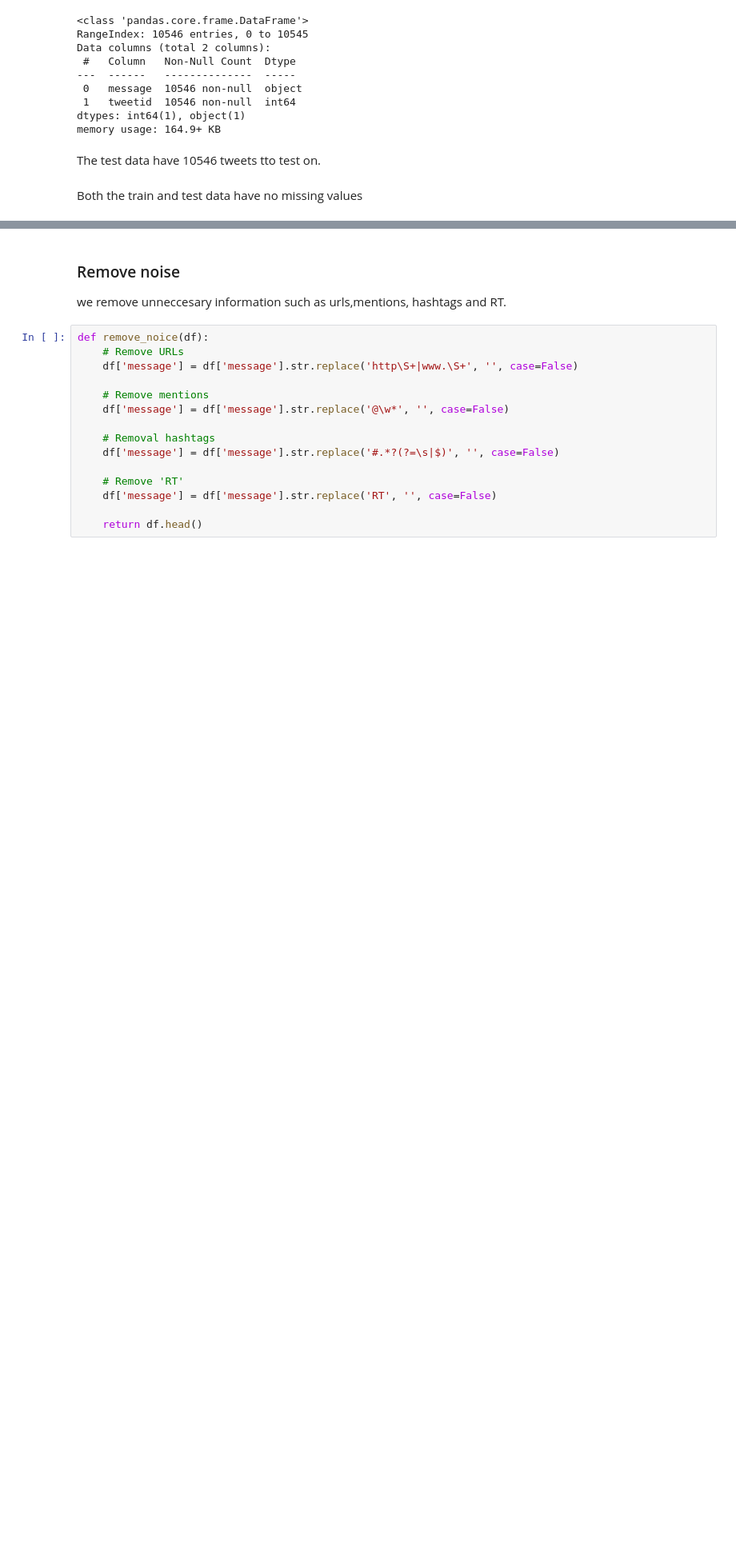
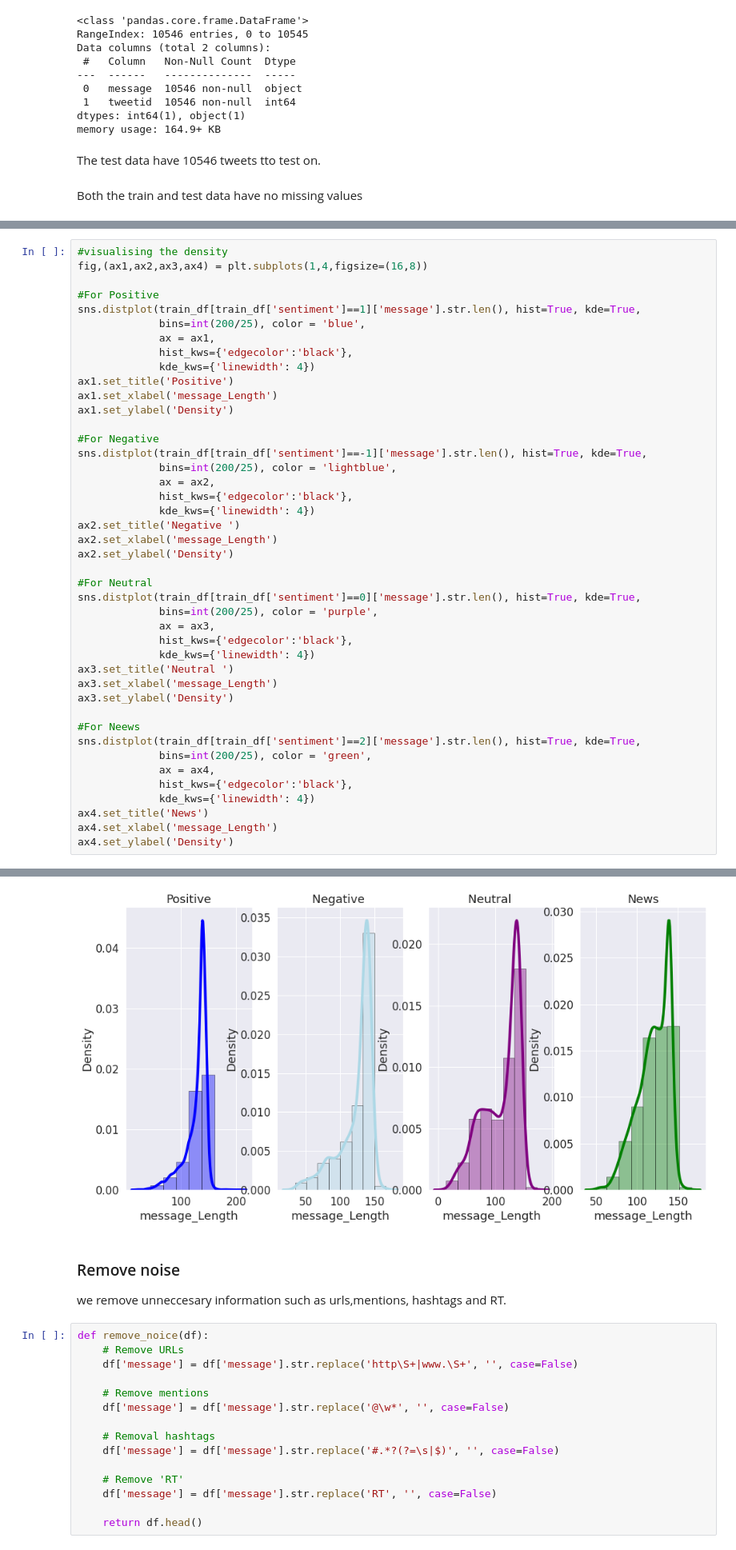
Before and after one commit to marth418/classification-predict-streamlit-template, a Jupyter notebook: Starter_notebook.ipynb, the cells around one changed output, grey strips where cells are left out. Shown: that part at 80% size. Cells and saved outputs as stored; diff of their text form; blank space fills up the shorter version.

```diff
--- a/Starter_notebook.ipynb
+++ b/Starter_notebook.ipynb
@@ -272,0 +280,44 @@ extractor(train_df)
+# %%
+#visualising the density
+fig,(ax1,ax2,ax3,ax4) = plt.subplots(1,4,figsize=(16,8))
+
+#For Positive
+sns.distplot(train_df[train_df['sentiment']==1]['message'].str.len(), hist=True, kde=True,
+             bins=int(200/25), color = 'blue',
+             ax = ax1,
+             hist_kws={'edgecolor':'black'},
+             kde_kws={'linewidth': 4})
+ax1.set_title('Positive')
+ax1.set_xlabel('message_Length')
+ax1.set_ylabel('Density')
+
+#For Negative
+sns.distplot(train_df[train_df['sentiment']==-1]['message'].str.len(), hist=True, kde=True,
+             bins=int(200/25), color = 'lightblue',
+             ax = ax2,
+             hist_kws={'edgecolor':'black'},
+             kde_kws={'linewidth': 4})
+ax2.set_title('Negative ')
+ax2.set_xlabel('message_Length')
+ax2.set_ylabel('Density')
+
+#For Neutral
+sns.distplot(train_df[train_df['sentiment']==0]['message'].str.len(), hist=True, kde=True,
+             bins=int(200/25), color = 'purple',
+             ax = ax3,
+             hist_kws={'edgecolor':'black'},
+             kde_kws={'linewidth': 4})
+ax3.set_title('Neutral ')
+ax3.set_xlabel('message_Length')
+ax3.set_ylabel('Density')
+
+#For Neews
+sns.distplot(train_df[train_df['sentiment']==2]['message'].str.len(), hist=True, kde=True,
+             bins=int(200/25), color = 'green',
+             ax = ax4,
+             hist_kws={'edgecolor':'black'},
+             kde_kws={'linewidth': 4})
+ax4.set_title('News')
+ax4.set_xlabel('message_Length')
+ax4.set_ylabel('Density')
+# %% [output]
@@ -273,3 +325,4 @@ extractor(train_df)
+[figure, added]
 # %% [markdown]
 ### Remove noise
 
```
Also changed, not shown: parts of 57 cells of this notebook.
